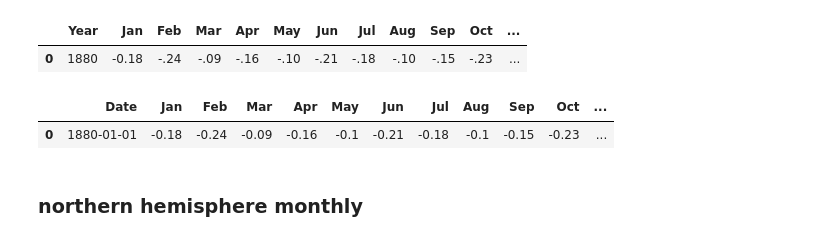
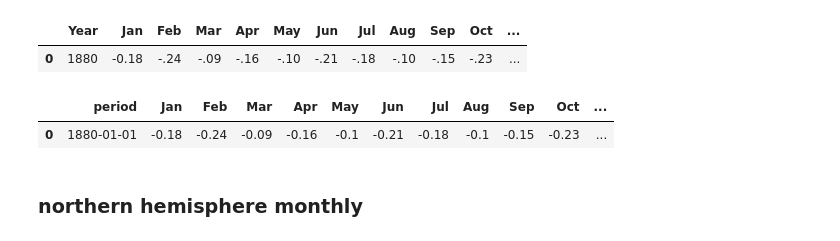
Before and after one commit to rkforest/kr-df, a Jupyter notebook: 00-data-import.ipynb, the cells around one changed output. Cells and saved outputs as stored; diff of their text form; code cells hidden in the pictures.

```diff
--- a/00-data-import.ipynb
+++ b/00-data-import.ipynb
@@ -102,18 +102,18 @@ dfg.head(1)
 # %%
 cols_to_import = dfg.columns[0:13]; # start to end+1
 dfg = pd.read_csv(file_path,
                   skiprows=1,
                   sep=',',
                   usecols=cols_to_import,
                   parse_dates=['Year'],
                   #index_col=0, # can use either  = 0, = 'Year'
                   na_values=['***'],
                   nrows=150)
-dfg = dfg.rename(columns={'Year': 'Date'})
-dfg['Zone'] = file_id
+dfg = dfg.rename(columns={'Year': 'period'})
+dfg['zone'] = file_id
 dfg.head(1)
 # %% [output]
-|  | Date | Jan | Feb | Mar | Apr | May | Jun | Jul | Aug | Sep | Oct | ... |
+|  | period | Jan | Feb | Mar | Apr | May | Jun | Jul | Aug | Sep | Oct | ... |
 | 0 | 1880-01-01 | -0.18 | -0.24 | -0.09 | -0.16 | -0.1 | -0.21 | -0.18 | -0.1 | -0.15 | -0.23 | ... |
 # %% [markdown]
 ### northern hemisphere monthly
```
Also changed, not shown: parts of 31 cells of this notebook, 4 other files.
